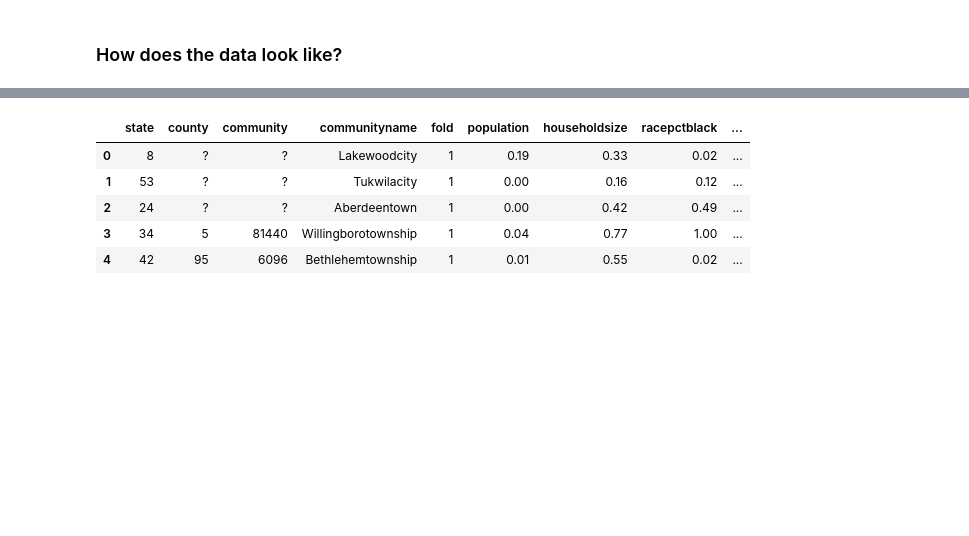
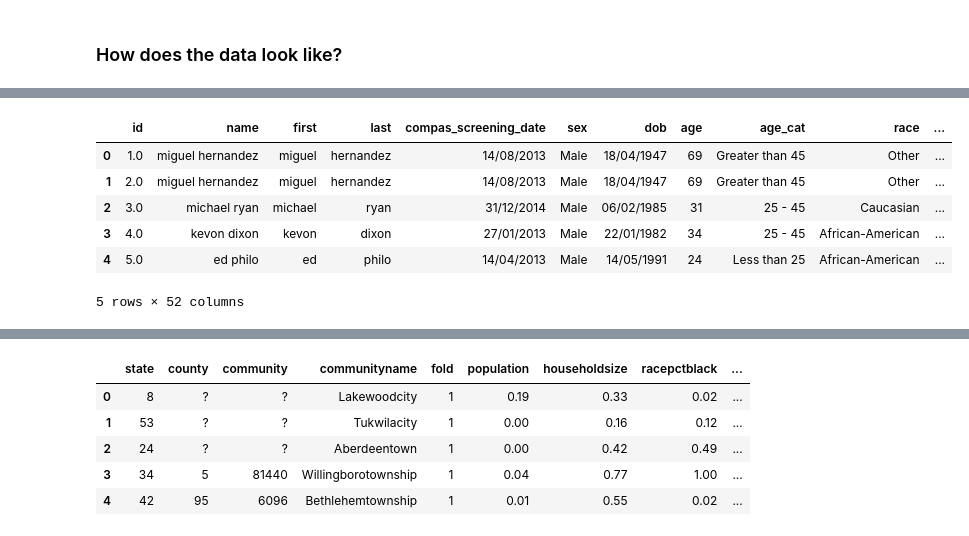
Before and after one commit to vbursztyn/hcml-fairml-curriculum, a Jupyter notebook: Step by step organization.ipynb, the cells around one changed output, grey strips where cells are left out. Cells and saved outputs as stored; diff of their text form; code cells hidden in the pictures; blank space fills up the shorter version.

Commit message:
pull in recidivism data with initial exploration

```diff
--- a/Step by step organization.ipynb
+++ b/Step by step organization.ipynb
@@ -28,0 +70,14 @@ import ipywidgets as widgets
+# %%
+# subset of ProPublica data focused on 'violent' offenders
+# has much more information about cases than previous CSV file, we should use either this or the next one
+violent_scores_filename = "data/cox-violent-parsed.csv"
+df_compas_violent = pd.read_csv(violent_scores_filename)
+df_compas_violent.head()
+# %% [output]
+|  | id | name | first | last | compas_screening_date | sex | dob | age | age_cat | race | ... |
+| 0 | 1.0 | miguel hernandez | miguel | hernandez | 14/08/2013 | Male | 18/04/1947 | 69 | Greater than 45 | Other | ... |
+| 1 | 2.0 | miguel hernandez | miguel | hernandez | 14/08/2013 | Male | 18/04/1947 | 69 | Greater than 45 | Other | ... |
+| 2 | 3.0 | michael ryan | michael | ryan | 31/12/2014 | Male | 06/02/1985 | 31 | 25 - 45 | Caucasian | ... |
+| 3 | 4.0 | kevon dixon | kevon | dixon | 27/01/2013 | Male | 22/01/1982 | 34 | 25 - 45 | African-American | ... |
+| 4 | 5.0 | ed philo | ed | philo | 14/04/2013 | Male | 14/05/1991 | 24 | Less than 25 | African-American | ... |
+5 rows × 52 columns
```
Also changed, not shown: parts of 15 cells of this notebook.
